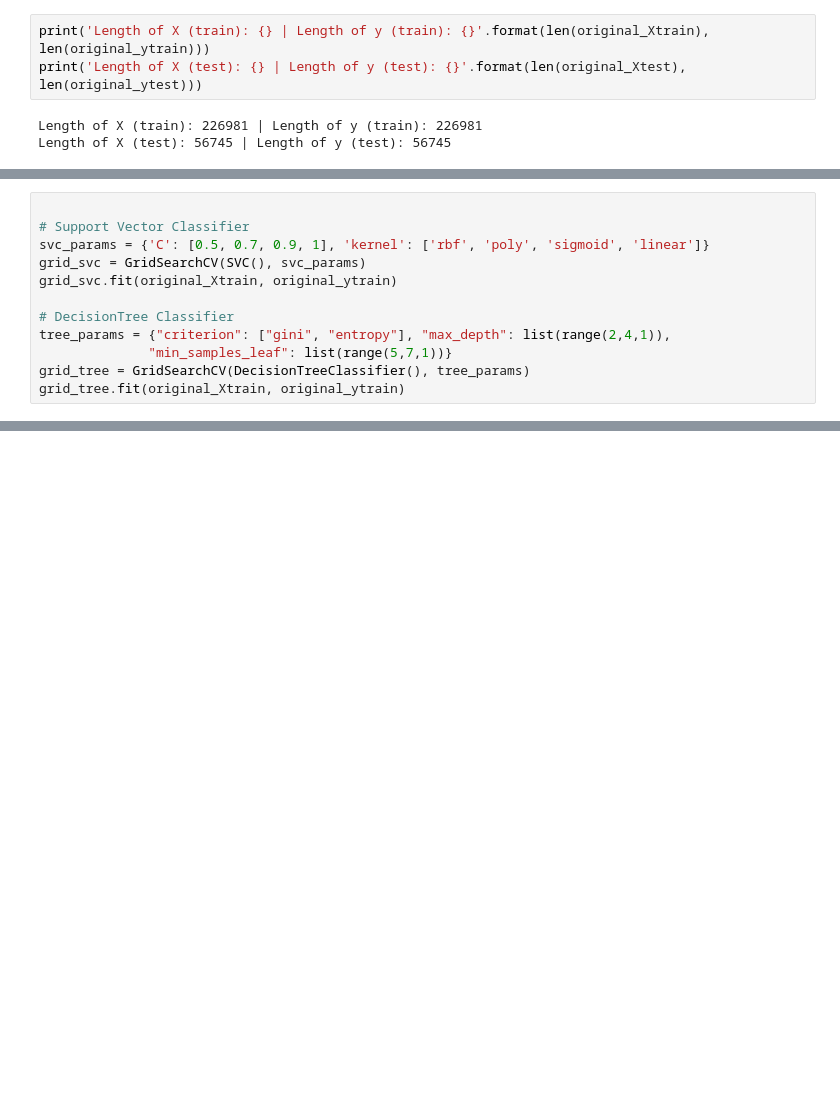
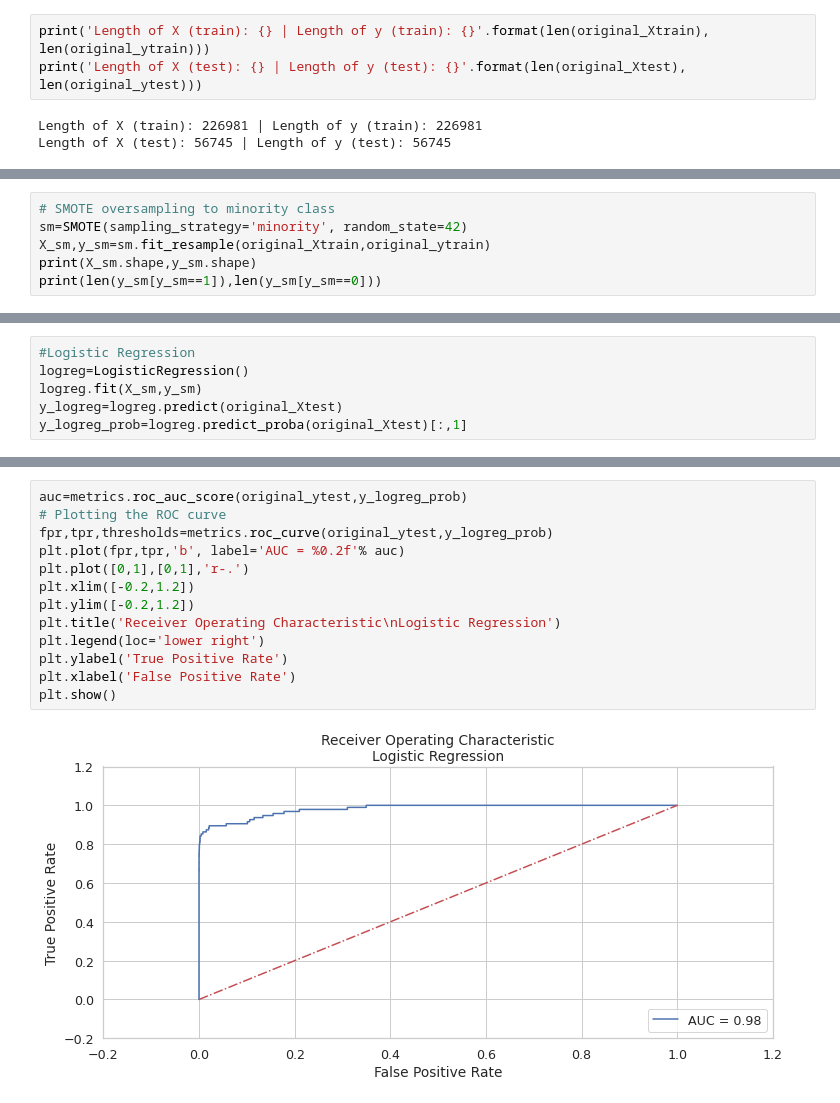
Before and after one commit to RamyGendy/CreditCardFraudDetection, a Jupyter notebook: CCFDNotebook.ipynb, the cells around one changed output, grey strips where cells are left out. Saved outputs shown, nothing was run; the diff lists cells and outputs as text; blank space fills up the shorter version.

```diff
--- a/CCFDNotebook.ipynb
+++ b/CCFDNotebook.ipynb
@@ -779,12 +631,0 @@ plt.title('OverSampling Precision-Recall curve: \n Average Precision-Recall Scor
-# %%
-
-# Support Vector Classifier
-svc_params = {'C': [0.5, 0.7, 0.9, 1], 'kernel': ['rbf', 'poly', 'sigmoid', 'linear']}
-grid_svc = GridSearchCV(SVC(), svc_params)
-grid_svc.fit(original_Xtrain, original_ytrain)
-
-# DecisionTree Classifier
-tree_params = {"criterion": ["gini", "entropy"], "max_depth": list(range(2,4,1)),
-              "min_samples_leaf": list(range(5,7,1))}
-grid_tree = GridSearchCV(DecisionTreeClassifier(), tree_params)
-grid_tree.fit(original_Xtrain, original_ytrain)
@@ -810,0 +632,6 @@ Logistic Regression Cross Validation Score:  99.9%
+# %%
+# SMOTE oversampling to minority class
+sm=SMOTE(sampling_strategy='minority', random_state=42)
+X_sm,y_sm=sm.fit_resample(original_Xtrain,original_ytrain)
+print(X_sm.shape,y_sm.shape)
+print(len(y_sm[y_sm==1]),len(y_sm[y_sm==0]))
@@ -810,0 +641,6 @@ Logistic Regression Cross Validation Score:  99.9%
+# %%
+#Logistic Regression
+logreg=LogisticRegression()
+logreg.fit(X_sm,y_sm)
+y_logreg=logreg.predict(original_Xtest)
+y_logreg_prob=logreg.predict_proba(original_Xtest)[:,1]
@@ -810,0 +677,15 @@ Logistic Regression Cross Validation Score:  99.9%
+# %%
+auc=metrics.roc_auc_score(original_ytest,y_logreg_prob)
+# Plotting the ROC curve
+fpr,tpr,thresholds=metrics.roc_curve(original_ytest,y_logreg_prob)
+plt.plot(fpr,tpr,'b', label='AUC = %0.2f'% auc)
+plt.plot([0,1],[0,1],'r-.')
+plt.xlim([-0.2,1.2])
+plt.ylim([-0.2,1.2])
+plt.title('Receiver Operating Characteristic\nLogistic Regression')
+plt.legend(loc='lower right')
+plt.ylabel('True Positive Rate')
+plt.xlabel('False Positive Rate')
+plt.show()
+# %% [output]
+[figure, added]
```
Also changed, not shown: parts of 32 cells of this notebook.
